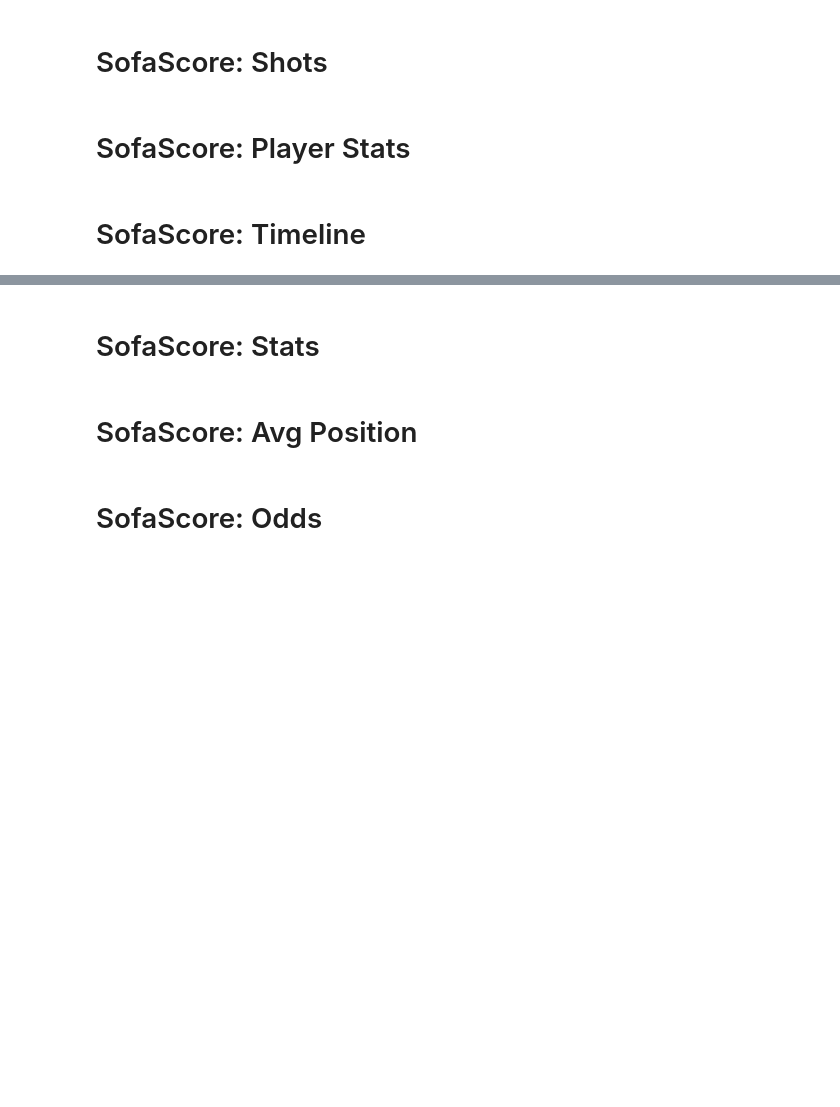
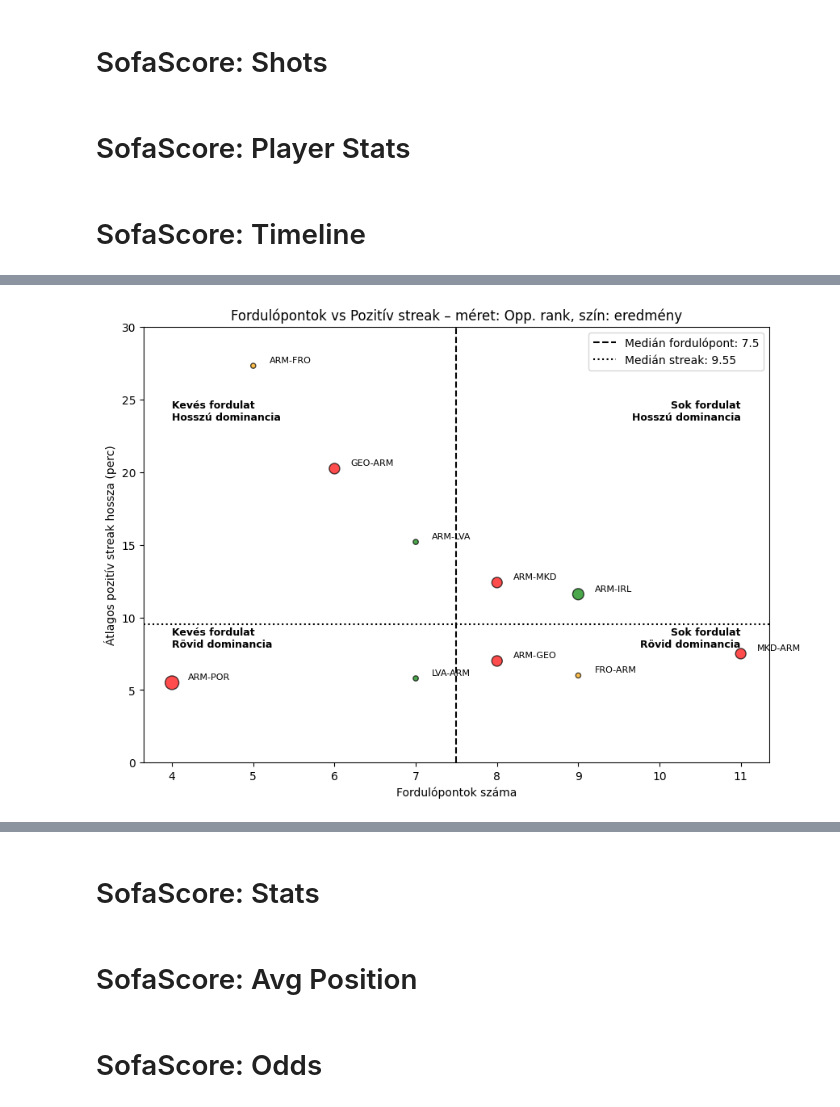
Before and after one commit to Admex666/TSDP, a Jupyter notebook: HUN-ARM/main.ipynb, the cells around one changed output, grey strips where cells are left out. Cells and saved outputs as stored; diff of their text form; code cells hidden in the pictures; blank space fills up the shorter version.

```diff
--- a/HUN-ARM/main.ipynb
+++ b/HUN-ARM/main.ipynb
@@ -3601,12 +3828,16 @@ print(f"\nKorreláció a rangsorbeli különbség és a dominancia között: {co
 # %%
+# Fordulópontok vs. Dominancia streak
+
 import pandas as pd
 import matplotlib.pyplot as plt
 
-# Momentumváltások és streak-ek számítása meccsenként
+# Momentumváltások és streak-ek számítása meccsenként (5 perces mozgóátlaggal)
 momentum_data = []
 for game, group in all_tlines.groupby("game_name"):
-    values = group.sort_values("minute")['value'].values
-    minutes = group.sort_values("minute")['minute'].values
+    group_sorted = group.sort_values("minute")
+    # 5 perces mozgóátlag
+    values = group_sorted['value'].rolling(window=5, center=True, min_periods=1).mean().values
+    minutes = group_sorted['minute'].values
 
     # Fordulópontok számlálása
     sign_changes = ((values[:-1] * values[1:]) < 0).sum()
@@ -3626,29 +3857,57 @@ for game, group in all_tlines.groupby("game_name"):
 
     avg_streak = sum(streak_lengths)/len(streak_lengths) if streak_lengths else 0
 
+    # Ellenfél rank és eredmény kinyerése
+    opp_rank = group_sorted["Opponent_rank"].iloc[0]
+    opp_name = group_sorted["Opponent"].iloc[0]
+    result = matchlogs_df.loc[matchlogs_df["Opponent"] == opp_name, "Result"].iloc[0]
+
     momentum_data.append({
         'game_name': game,
+        'Opponent_rank': opp_rank,
         'sign_changes': sign_changes,
-        'avg_positive_streak': avg_streak
+        'avg_positive_streak': avg_streak,
+        'Result': result
     })
 
 momentum_df = pd.DataFrame(momentum_data)
 
-print("\nMomentum váltások és átlagos pozitív streak-ek meccsenként:")
+print("\nMomentum váltások és átlagos pozitív streak-ek meccsenként (5 perces mozgóátlag):")
 print(momentum_df)
 
-# Plot: Fordulópontok meccsenként
-plt.figure(figsize=(10,5))
-plt.bar(momentum_df['game_name'], momentum_df['sign_changes'], color='skyblue', edgecolor='black')
-plt.xticks(rotation=45)
-plt.ylabel('Fordulópontok száma')
-plt.title('Fordulópontok meccsenként (negatív->pozitív vagy fordítva)')
+# Medián vonalak
+median_sign_changes = momentum_df['sign_changes'].median()
+median_streak = momentum_df['avg_positive_streak'].median()
+
+# Színek eredmény szerint
+color_map = {"W": "green", "L": "red", "D": "orange"}
+colors = momentum_df['Result'].map(color_map)
+
+# Scatter plot: Fordulópontok száma vs Átlagos pozitív streak, méret = Opponent rank, szín = eredmény
+plt.figure(figsize=(10,7))
+momentum_df['Max-Opprank'] = momentum_df.Opponent_rank.max() + 20 - momentum_df['Opponent_rank']
+scatter = plt.scatter(momentum_df['sign_changes'], momentum_df['avg_positive_streak'],
+                      s=momentum_df['Max-Opprank'], c=colors, alpha=0.7, edgecolor='k')
+
+for i, row in momentum_df.iterrows():
+    plt.text(row['sign_changes']+0.2, row['avg_positive_streak']+0.2, row['game_name'], fontsize=8)
+
+plt.yticks(range(0,31,5))
+plt.axvline(median_sign_changes, color='black', linestyle='--', label=f'Medián fordulópont: {median_sign_changes}')
+plt.axhline(median_streak, color='black', linestyle=':', label=f'Medián streak: {median_streak:.2f}')
+
+plt.xlabel('Fordulópontok száma')
+plt.ylabel('Átlagos pozitív streak hossza (perc)')
+plt.title('Fordulópontok vs Pozitív streak – méret: Opp. rank, szín: eredmény')
+
+# Sarok-értelmezések
+xmax = momentum_df['sign_changes'].max()
+ymax = momentum_df['avg_positive_streak'].max()
+plt.text(xmax, 25, 'Sok fordulat\nHosszú dominancia', ha='right', va='top', fontsize=9, fontweight='bold')
+plt.text(4, 25, 'Kevés fordulat\nHosszú dominancia', ha='left', va='top', fontsize=9, fontweight='bold')
+plt.text(xmax, 7.8, 'Sok fordulat\nRövid dominancia', ha='right', va='bottom', fontsize=9, fontweight='bold')
+plt.text(4, 7.8, 'Kevés fordulat\nRövid dominancia', ha='left', va='bottom', fontsize=9, fontweight='bold')
+
+plt.legend()
 plt.show()
-
-# Plot: Átlagos pozitív dominancia streak-ek meccsenként
-plt.figure(figsize=(10,5))
-plt.bar(momentum_df['game_name'], momentum_df['avg_positive_streak'], color='salmon', edgecolor='black')
-plt.xticks(rotation=45)
-plt.ylabel('Átlagos hosszú pozitív streak (perc)')
-plt.title('Átlagos pozitív dominancia streak-ek meccsenként')
-plt.show()
+# %% [output]
@@ -3654,0 +3926 @@ plt.show()
+[figure, added]
```
Also changed, not shown: parts of 17 cells of this notebook, 2 other files.
